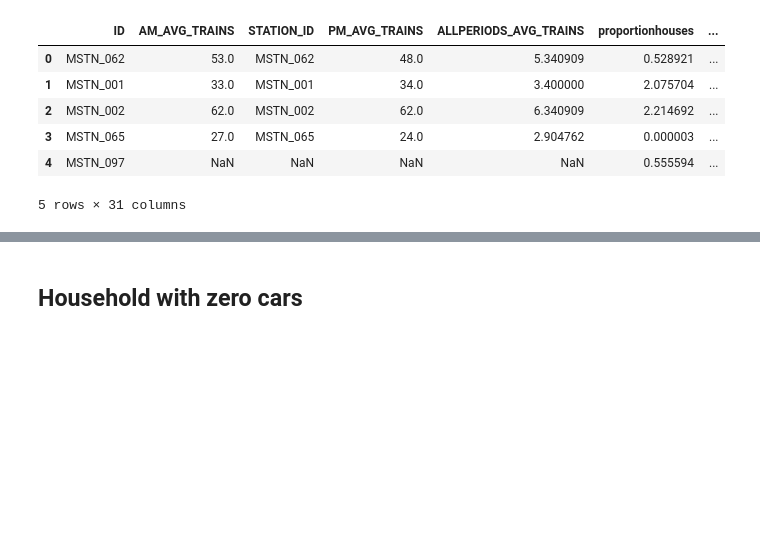
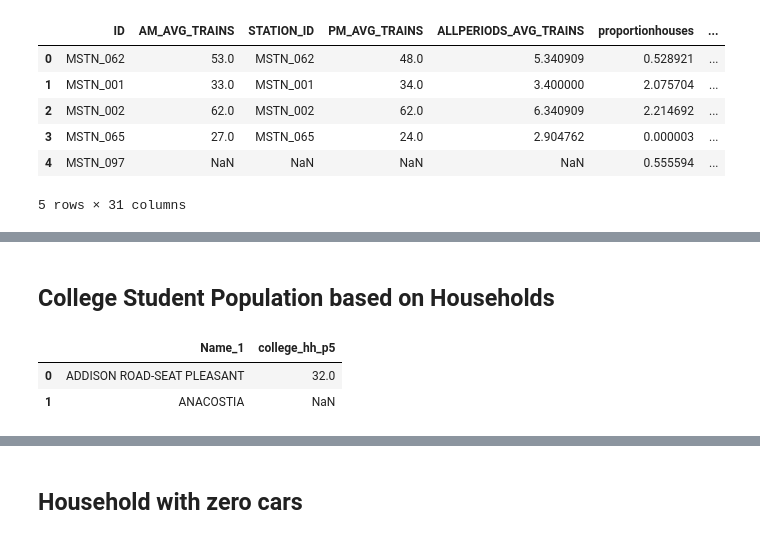
Before and after one commit to GEOSMASH/wmata-code, a Jupyter notebook: Modeling/dataframe_creation_final.ipynb, the cells around one changed output, grey strips where cells are left out. Drawn from its saved outputs; the diff is of its cells as text; code cells hidden in the pictures; blank space fills up the shorter version.

```diff
--- a/Modeling/dataframe_creation_final.ipynb
+++ b/Modeling/dataframe_creation_final.ipynb
@@ -1136,0 +1200,8 @@ stationlevel_5mile.head()
+# %% [markdown]
+## College Student Population based on Households
+# %%
+college_hh.head(2)
+# %% [output]
+|  | Name_1 | college_hh_p5 |
+| 0 | ADDISON ROAD-SEAT PLEASANT | 32.0 |
+| 1 | ANACOSTIA | NaN |
```
Also changed, not shown: parts of 54 cells of this notebook, 9 other files.
